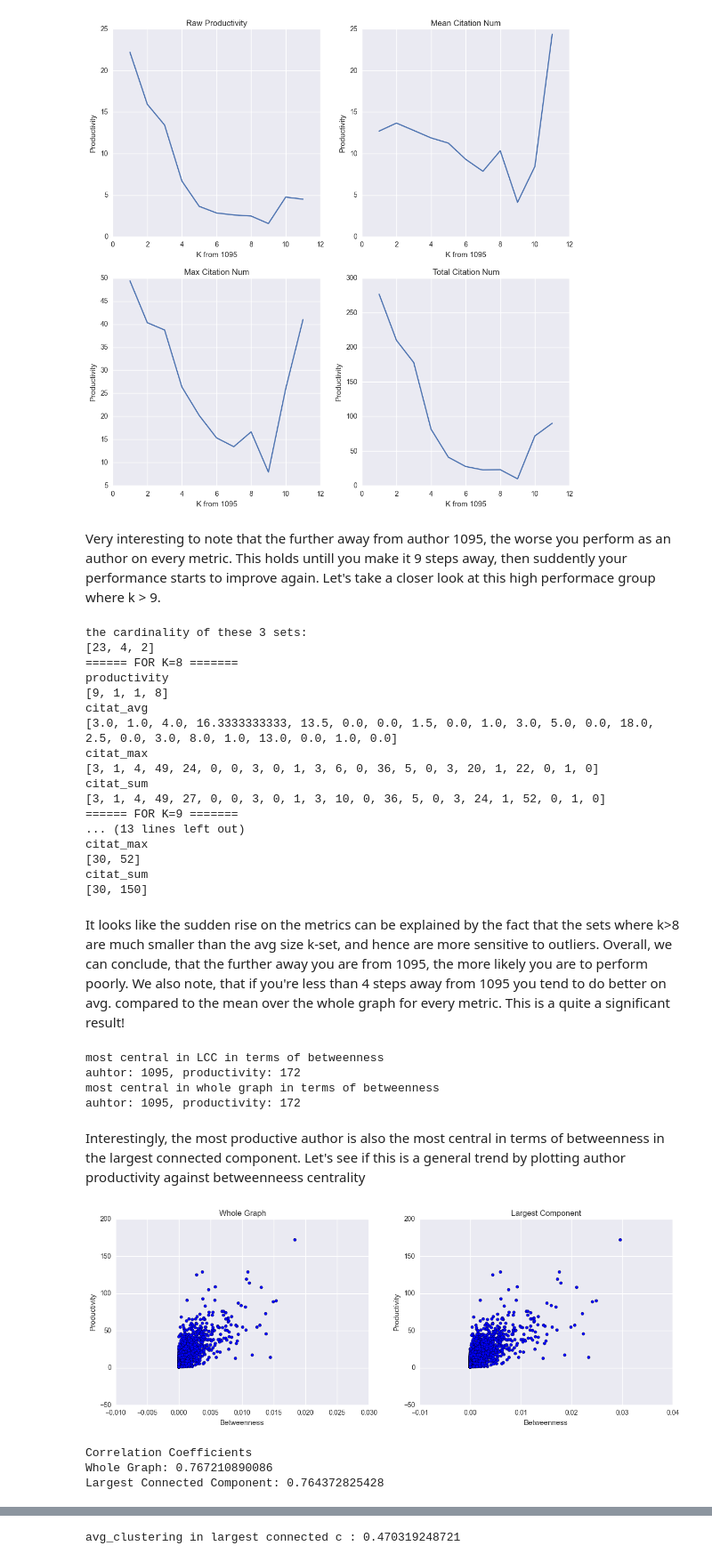
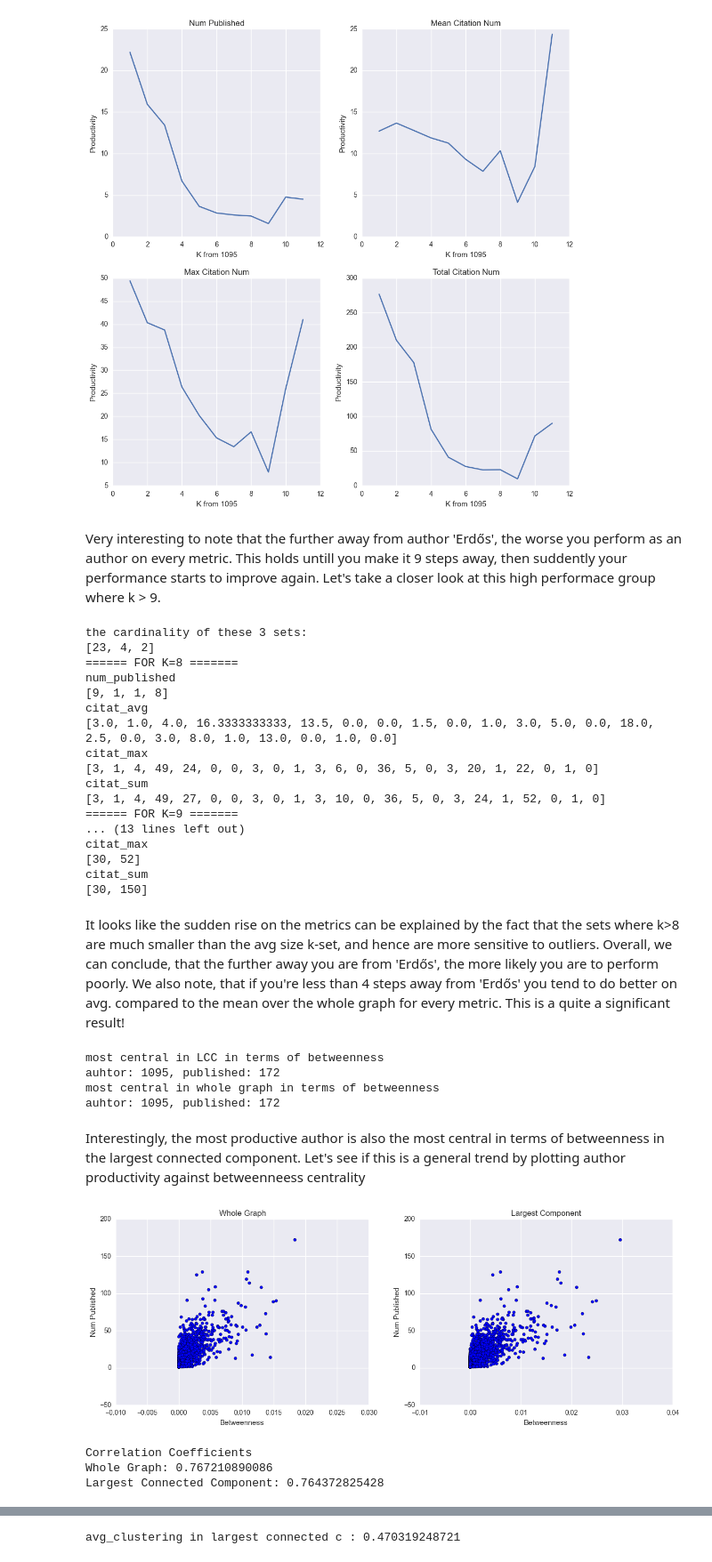
Before and after one commit to pbsinclair42/AuthorProductivityExperiments, a Jupyter notebook: Graph_Exploration.ipynb, the cells around one changed output, grey strips where cells are left out. Shown at 89% size. Drawn from its saved outputs; the diff is of its cells as text; code cells hidden in the pictures.

```diff
--- a/Graph_Exploration.ipynb
+++ b/Graph_Exploration.ipynb
@@ -13,10 +13,10 @@ G = nx.Graph()
 with open("productivity_data/raw_productivity", 'r') as f:
     count_authors = 0
     for line in f:
-        author, productivity = line.split("\t")
-        productivity = productivity.replace("\n", "")
-        author, productivity = map(lambda x: int(x), [author, productivity])
-        G.add_node(author, productivity=productivity)
+        author, published = line.split("\t")
+        published = published.replace("\n", "")
+        author, published = map(lambda x: int(x), [author, published])
+        G.add_node(author, published=published)
         count_authors += 1
 
 # add weighted edges to graph where weight is number of papers written together.
@@ -76,19 +76,19 @@ author_citations
  '5014': {'avg': 3.33333333333, 'max': 6, 'sum': 10},
  ...}
 # %%
-# store productivity of every author in an array // productivity = number of papers written.
-author_productivity = nx.get_node_attributes(G, 'productivity')
+# store raw productivity of every author in an array // published = number of papers written.
+author_published = nx.get_node_attributes(G, 'published')
 
 # create a dataframe where each entry represents an author, and all relevant field
 data = np.empty((9204, 5))
 # init ids
 for id in range(9204):
-    data[id][0] = author_productivity[id]
+    data[id][0] = author_published[id]
     data[id][1] = len(G[id])
     data[id][2] = author_citations[str(id)]['sum']
     data[id][3] = author_citations[str(id)]['avg']
     data[id][4] = author_citations[str(id)]['max']
-author_frame = pd.DataFrame(data=data, columns=['productivity', 'collaborators', 'citat_sum', 'citat_avg', 'citat_max'])
+author_frame = pd.DataFrame(data=data, columns=['published', 'collaborators', 'citat_sum', 'citat_avg', 'citat_max'])
 
 # show statistics
 author_frame.describe()
@@ -109,10 +109,10 @@ Let's figure out who the most collaborative, productive, cited (in different cat
 # %%
-most_productive = np.argmax(np.transpose(data)[0])
+most_published = np.argmax(np.transpose(data)[0])
 most_collaborative = np.argmax(np.transpose(data)[1])
 most_cited_sum = np.argmax(np.transpose(data)[2])
 most_cited_avg = np.argmax(np.transpose(data)[3])
 most_cited_max = np.argmax(np.transpose(data)[4])
-print("most productive author is {}".format(most_productive))
+print("most published author is {}".format(most_published))
 print("most collaborative author is {}".format(most_collaborative))
 print("most cited_sum author is {}".format(most_cited_sum))
 print("most cited_avg author is {}".format(most_cited_avg))
@@ -120,5 +120,5 @@ print("most cited_max author is {}".format(most_cited_max))
 
 
 print("stats of these authors in order")
-author_frame.iloc[[most_productive, most_collaborative, most_cited_sum, most_cited_avg, most_cited_max]]
+author_frame.iloc[[most_published, most_collaborative, most_cited_sum, most_cited_avg, most_cited_max]]
 # %% [output]
@@ -270,7 +270,7 @@ We see that there is indeed a rich club of degree >40 that are connected with on
 
 Let's see if our extreme authors (in terms of max vals of params) are present in the largest connected component.
 # %%
-x = filter(lambda x: x in largest_component.nodes(), [most_productive, most_collaborative, most_cited_sum, most_cited_avg, most_cited_max])
+x = filter(lambda x: x in largest_component.nodes(), [most_published, most_collaborative, most_cited_sum, most_cited_avg, most_cited_max])
 if len(x) == 5:
     print("All extremes are in the largest connected component")
 # %% [output]
@@ -365,7 +365,7 @@ plt.show()
 # %% [output]
 [figure]
 # %% [markdown]
-Very interesting to note that the further away from author 1095, the worse you perform as an author on every metric. This holds untill you make it 9 steps away, then suddently your performance starts to improve again. Let's take a closer look at this high performace group where k > 9.
+Very interesting to note that the further away from author 'Erdős', the worse you perform as an author on every metric. This holds untill you make it 9 steps away, then suddently your performance starts to improve again. Let's take a closer look at this high performace group where k > 9.
 # %%
 print("the cardinality of these 3 sets:")
 print(map(lambda x: len(k_sets_from_1095_no_empty[x]), range(11))[8:])
@@ -373,8 +373,8 @@ print(map(lambda x: len(k_sets_from_1095_no_empty[x]), range(11))[8:])
 
 for i in range(8,11):
     print("====== FOR K={} =======".format(i))
-    print("productivity")
-    print(map(lambda x: author_productivity[x], k_sets_from_1095_no_empty[9]))
+    print("num_published")
+    print(map(lambda x: author_published[x], k_sets_from_1095_no_empty[9]))
     print("citat_avg")
     print(map(lambda x: author_citations[str(x)]["avg"], k_sets_from_1095_no_empty[i]))
     print("citat_max")
@@ -385,7 +385,7 @@ for i in range(8,11):
 the cardinality of these 3 sets:
 [23, 4, 2]
 ====== FOR K=8 =======
-productivity
+num_published
 [9, 1, 1, 8]
 citat_avg
 [3.0, 1.0, 4.0, 16.3333333333, 13.5, 0.0, 0.0, 1.5, 0.0, 1.0, 3.0, 5.0, 0.0, 18.0, 2.5, 0.0, 3.0, 8.0, 1.0, 13.0, 0.0, 1.0, 0.0]
@@ -400,7 +400,7 @@ citat_max
 citat_sum
 [30, 150]
 # %% [markdown]
-It looks like the sudden rise on the metrics can be explained by the fact that the sets where k>8 are much smaller than the avg size k-set, and hence are more sensitive to outliers. Overall, we can conclude, that the further away you are from 1095, the more likely you are to perform poorly. We also note, that if you're less than 4 steps away from 1095 you tend to do better on avg. compared to the mean over the whole graph for every metric. This is a quite a significant result!
+It looks like the sudden rise on the metrics can be explained by the fact that the sets where k>8 are much smaller than the avg size k-set, and hence are more sensitive to outliers. Overall, we can conclude, that the further away you are from 'Erdős', the more likely you are to perform poorly. We also note, that if you're less than 4 steps away from 'Erdős' you tend to do better on avg. compared to the mean over the whole graph for every metric. This is a quite a significant result!
 # %%
 nodes_centrality_between_component = nx.betweenness_centrality(largest_component)
 nodes_centrality_between_whole = nx.betweenness_centrality(G)
@@ -415,48 +415,48 @@ between_centralities_sorted_component = get_sorted_centralities(nodes_centrality
 most_central = between_centralities_sorted_component[0][0]
 
 print("most central in LCC in terms of betweenness ")
-print("auhtor: {}, productivity: {}".format(most_central, author_productivity[most_central]))
+print("auhtor: {}, published: {}".format(most_central, author_published[most_central]))
 
 between_centralities_sorted_whole = get_sorted_centralities(nodes_centrality_between_whole)
 most_central = between_centralities_sorted_whole[0][0]
 print("most central in whole graph in terms of betweenness ")
-print("auhtor: {}, productivity: {}".format(most_central, author_productivity[most_central]))
+print("auhtor: {}, published: {}".format(most_central, author_published[most_central]))
 # %% [output]
 most central in LCC in terms of betweenness
-auhtor: 1095, productivity: 172
+auhtor: 1095, published: 172
 most central in whole graph in terms of betweenness
-auhtor: 1095, productivity: 172
+auhtor: 1095, published: 172
 # %% [markdown]
 Interestingly, the most productive author is also the most central in terms of betweenness in the largest connected component. Let's see if this is a general trend by plotting author productivity against betweenneess centrality
 # %%
 data_component = np.empty((2, len(nodes_centrality_between_component)))
 data_whole = np.empty((2, len(nodes_centrality_between_whole)))
 for i, x in enumerate(nodes_centrality_between_component.keys()):
-    data_component[1][i] = author_productivity[x]
+    data_component[1][i] = author_published[x]
     data_component[0][i] = nodes_centrality_between_component[x]
 
 for i, x in enumerate(nodes_centrality_between_whole.keys()):
-    data_whole[1][i] = author_productivity[x]
+    data_whole[1][i] = author_published[x]
     data_whole[0][i] = nodes_centrality_between_whole[x]
 
 
 f, (ax1, ax2) = plt.subplots(1, 2, figsize=(15,5))
 ax1.scatter(data_whole[0], data_whole[1])
 ax1.set_title("Whole Graph")
 ax1.set_xlabel("Betweenness")
-ax1.set_ylabel("Productivity")
+ax1.set_ylabel("Num Published")
 ax2.scatter(data_component[0], data_component[1])
 ax2.set_title("Largest Component")
 ax2.set_xlabel("Betweenness")
-ax2.set_ylabel("Productivity")
+ax2.set_ylabel("Num Published")
 plt.show()
 
 
 print("Correlation Coefficients")
 print("Whole Graph: {}".format(np.corrcoef(data_whole)[0][1]))
 print("Largest Connected Component: {}".format(np.corrcoef(data_component)[0][1]))
 # %% [output]
-[figure, old version]
+[figure, new version]
 Correlation Coefficients
 Whole Graph: 0.767210890086
 Largest Connected Component: 0.764372825428
```
Also changed, not shown: parts of 20 cells of this notebook.
